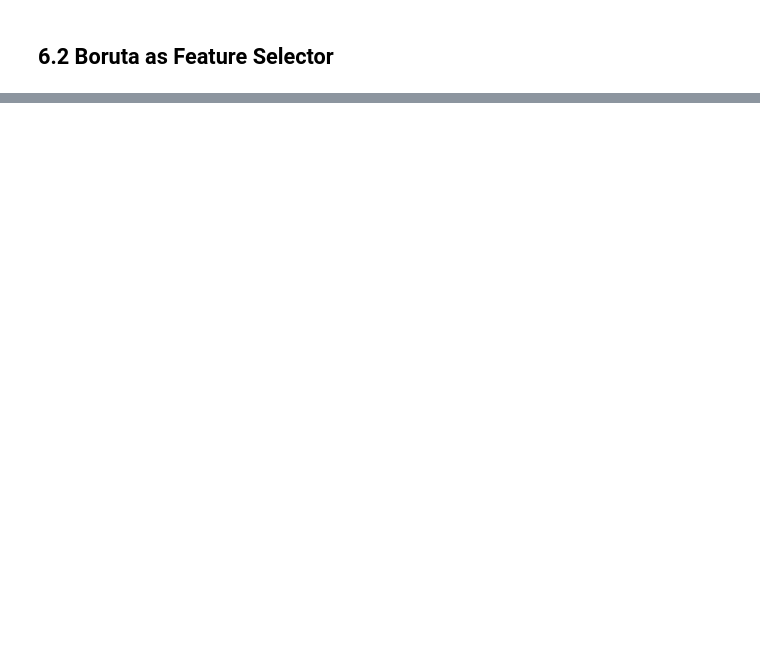
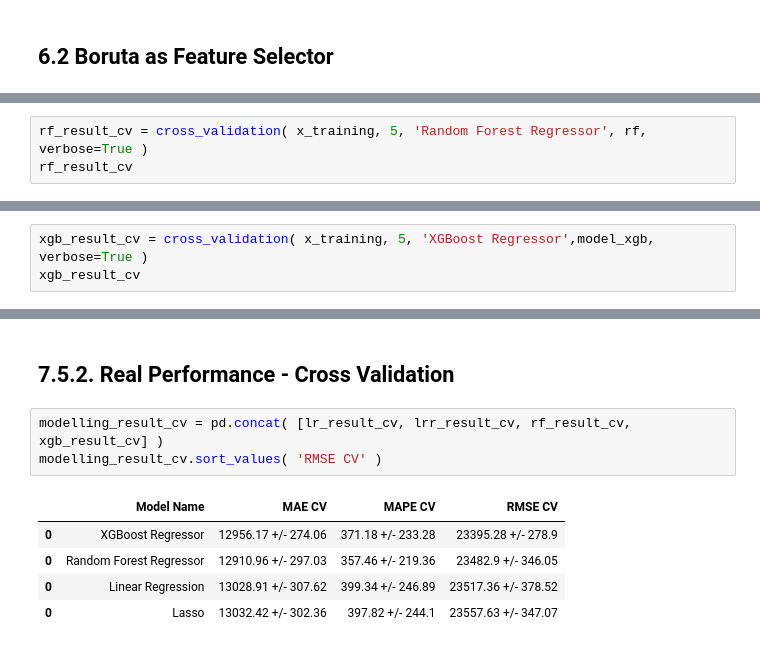
Before and after one commit to marcusbraggion/previsao_vendas, a Jupyter notebook: notebooks/Walmart-Sales-Store-Forecasting_v4.ipynb, the cells around one changed output, grey strips where cells are left out. Saved outputs shown, nothing was run; the diff lists cells and outputs as text; blank space fills up the shorter version.

```diff
--- a/notebooks/Walmart-Sales-Store-Forecasting_v4.ipynb
+++ b/notebooks/Walmart-Sales-Store-Forecasting_v4.ipynb
@@ -677,0 +810,3 @@ cols_selected_boruta_full.extend( feat_to_add )
+# %%
+rf_result_cv = cross_validation( x_training, 5, 'Random Forest Regressor', rf, verbose=True )
+rf_result_cv
@@ -677,0 +853,3 @@ cols_selected_boruta_full.extend( feat_to_add )
+# %%
+xgb_result_cv = cross_validation( x_training, 5, 'XGBoost Regressor',model_xgb, verbose=True )
+xgb_result_cv
@@ -677,0 +890,11 @@ cols_selected_boruta_full.extend( feat_to_add )
+# %% [markdown]
+##   7.5.2. Real Performance - Cross Validation
+# %%
+modelling_result_cv = pd.concat( [lr_result_cv, lrr_result_cv, rf_result_cv, xgb_result_cv] )
+modelling_result_cv.sort_values( 'RMSE CV' )
+# %% [output]
+|  | Model Name | MAE CV | MAPE CV | RMSE CV |
+| 0 | XGBoost Regressor | 12956.17 +/- 274.06 | 371.18 +/- 233.28 | 23395.28 +/- 278.9 |
+| 0 | Random Forest Regressor | 12910.96 +/- 297.03 | 357.46 +/- 219.36 | 23482.9 +/- 346.05 |
+| 0 | Linear Regression | 13028.91 +/- 307.62 | 399.34 +/- 246.89 | 23517.36 +/- 378.52 |
+| 0 | Lasso | 13032.42 +/- 302.36 | 397.82 +/- 244.1 | 23557.63 +/- 347.07 |
```
Also changed, not shown: parts of 44 cells of this notebook.
